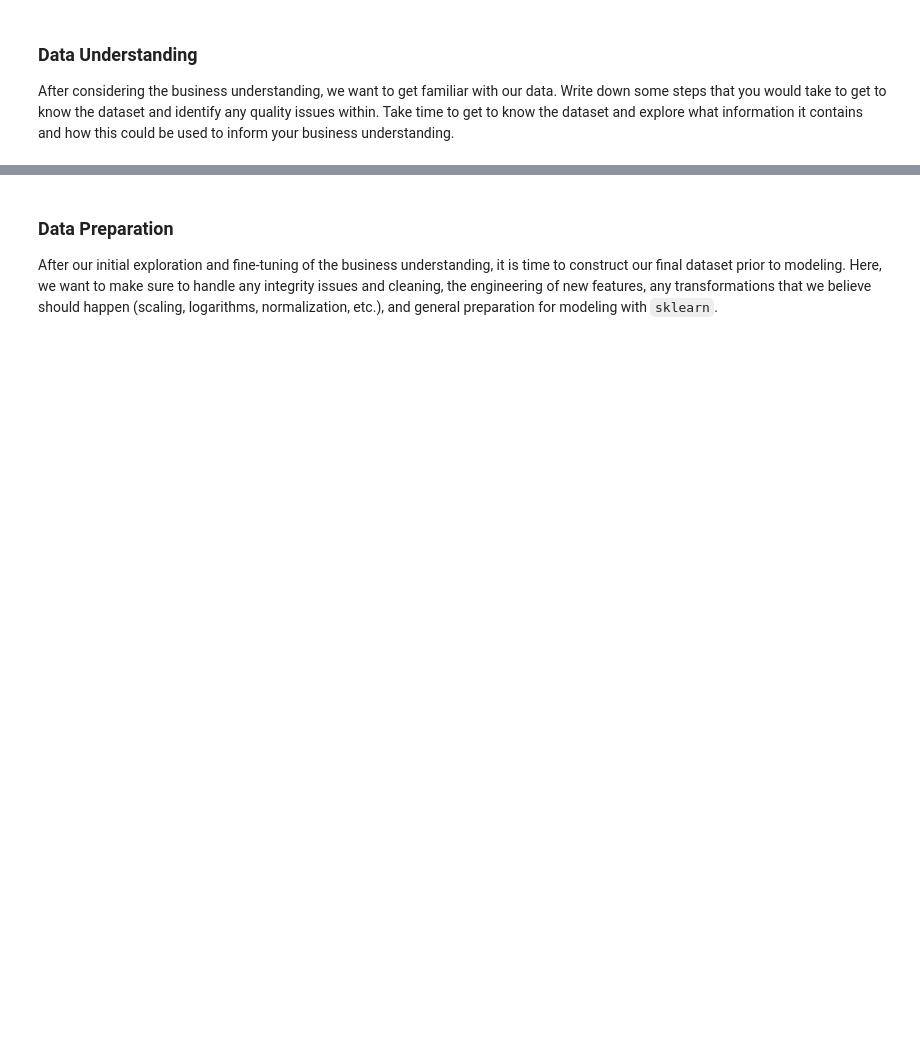
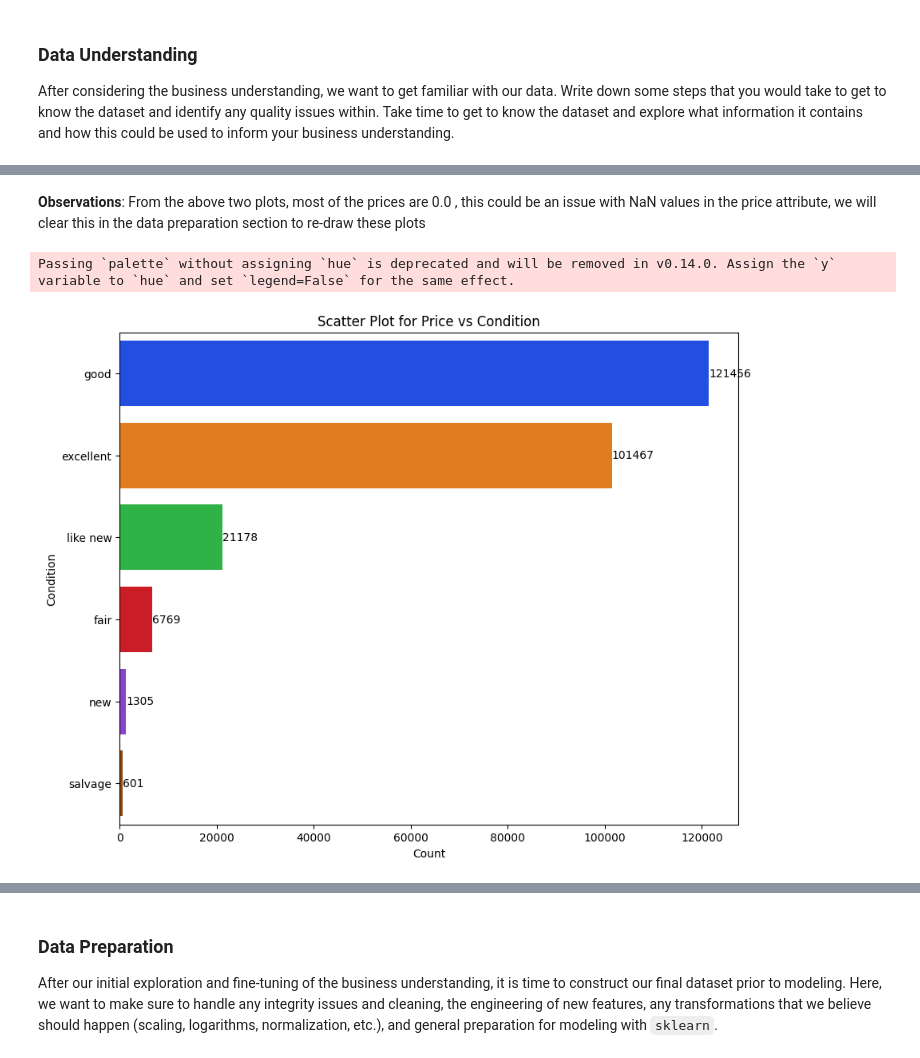
Before and after one commit to purnachand1186/car_price_analysis, a Jupyter notebook: prompt_II.ipynb, the cells around one changed output, grey strips where cells are left out. Cells and saved outputs as stored; diff of their text form; code cells hidden in the pictures; blank space fills up the shorter version.

```diff
--- a/prompt_II.ipynb
+++ b/prompt_II.ipynb
@@ -27,0 +200,15 @@ After considering the business understanding, we want to get familiar with our d
+# %% [markdown]
+**Observations**: From the above two plots, most of the prices are 0.0 , this could be an issue with NaN values in the price attribute, we will clear this in the data preparation section to re-draw these plots
+# %%
+# draw a plot between condition and year
+fig, ax = plt.subplots(figsize=(10,8))
+fig = sns.countplot(data=vehicles, y='condition', order=vehicles['condition'].value_counts().index, palette='bright')
+fig.set_title('Scatter Plot for Price vs Condition')
+fig.set_xlabel('Count')
+fig.set_ylabel('Condition')
+for container in fig.containers:
+    fig.bar_label(container)
+plt.show()
+# %% [output]
+Passing `palette` without assigning `hue` is deprecated and will be removed in v0.14.0. Assign the `y` variable to `hue` and set `legend=False` for the same effect.
+[figure, added]
```
Also changed, not shown: parts of 45 cells of this notebook.
